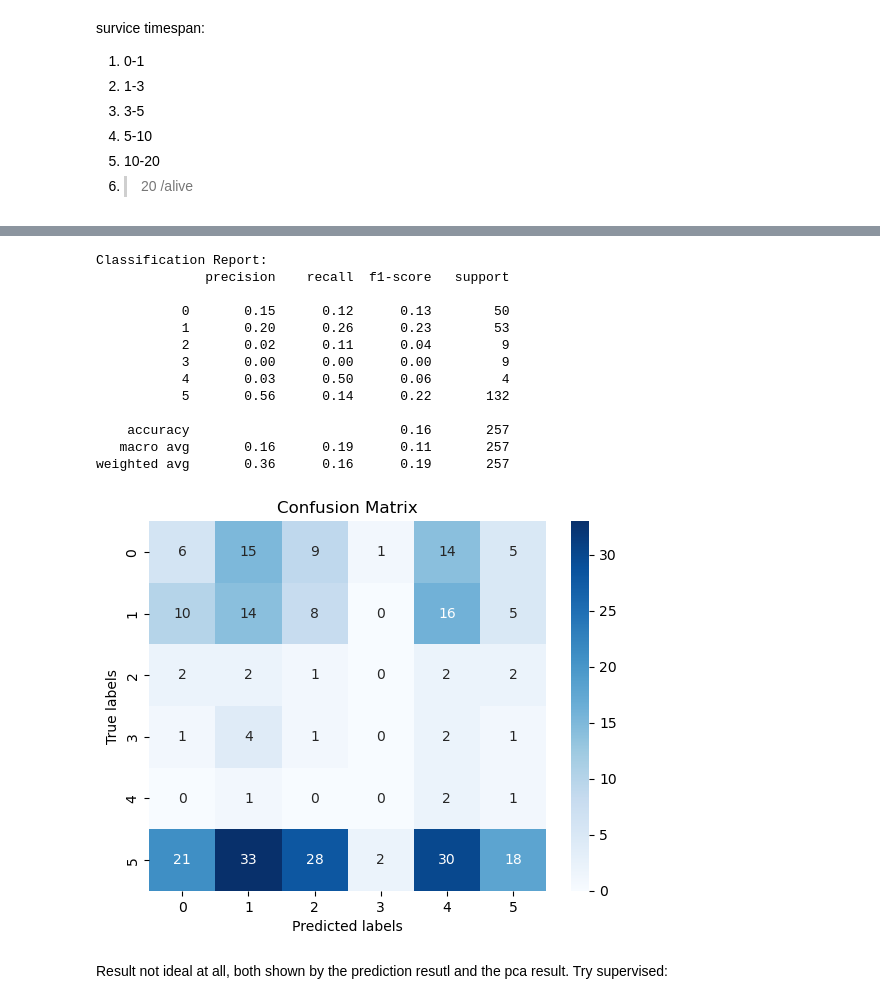
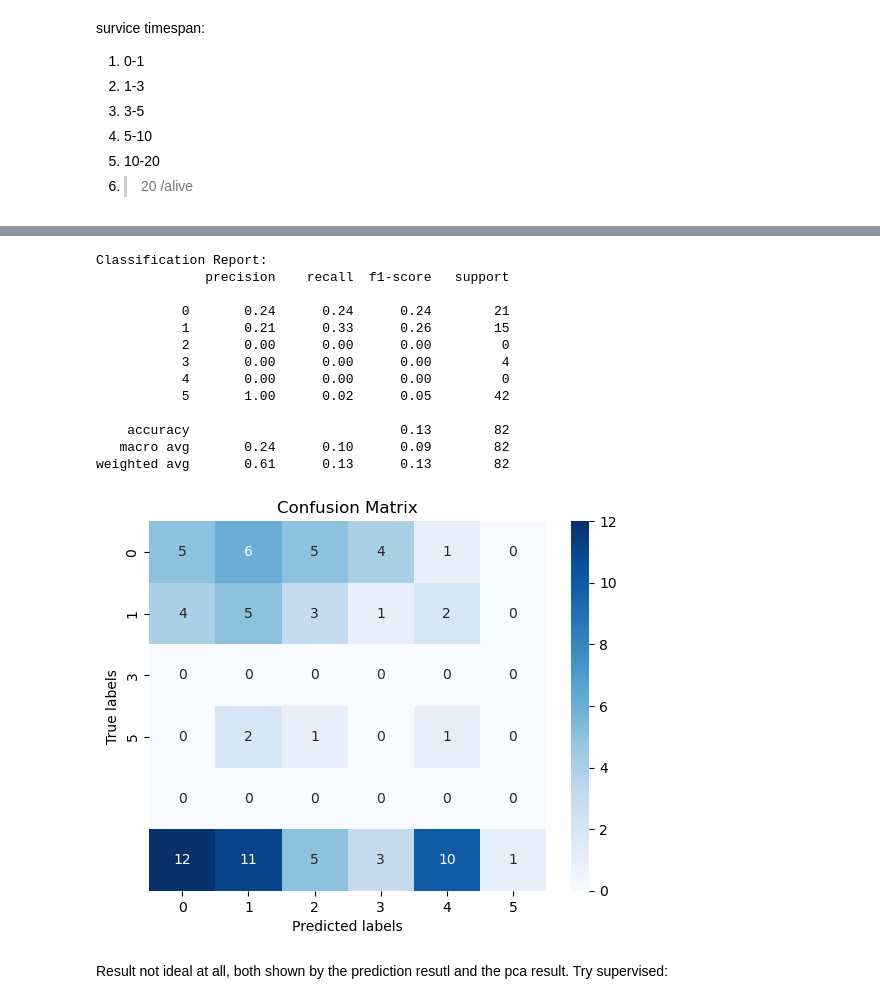
Before and after one commit to smgjch/HSAE, a Jupyter notebook: dataProcess.ipynb, the cells around one changed output, grey strips where cells are left out. Saved outputs shown, nothing was run; the diff lists cells and outputs as text; code cells hidden in the pictures.

```diff
--- a/dataProcess.ipynb
+++ b/dataProcess.ipynb
@@ -263,3 +350,5 @@ merged_df_no_inputation.shape
+# %%
+merged_df = pd.read_csv('protein_expression.csv')
 # %% [markdown]
 AE
 # %%
@@ -273,11 +360,12 @@ WARNING:tensorflow:From C:\Users\JCH\AppData\Roaming\Python\Python311\site-packa
 # %%
 merged_df = merged_df.drop('case_submitter_id', axis=1)
+merged_df = merged_df.drop('ajcc_pathologic_stage', axis=1)
 other = merged_df.columns.drop("days_to_death")
 X_train, X_test, y_train, y_test = train_test_split(merged_df[other], merged_df["days_to_death"],
                                                     train_size=0.75,
                                                     random_state=1)
 # %%
-merged_df_no_inputation = merged_df_no_inputation.drop('case_submitter_id', axis=1)
+merged_df_no_inputation = merged_df.drop(columns, axis=1)
 other = merged_df_no_inputation.columns.drop("days_to_death")
 X_train_no_inputation, X_test_no_inputation, y_train_no_inputation, y_test_no_inputation = train_test_split(merged_df_no_inputation[other], merged_df_no_inputation["days_to_death"],
                                                     train_size=0.75,
@@ -492,40 +661,41 @@ plt.show()
 # %%
 from sklearn.cluster import KMeans
 from sklearn.metrics import confusion_matrix
 import seaborn as sns
-
+KM_X_train = encoder_model_noIpt.predict(X_train)
+KM_y_train = y_train.apply(map_years_to_group)
 # Number of clusters - assuming you want as many as your known classes
 num_clusters = 6
 # Perform K-means clustering on the PCA output
 kmeans = KMeans(n_clusters=num_clusters, random_state=0)
-cluster_labels = kmeans.fit_predict(reduced_data)  # Use your 2D or 3D PCA-reduced data here
+cluster_labels = kmeans.fit_predict(KM_X_train)  # Use your 2D or 3D PCA-reduced data here
 
 
 print("Classification Report:")
-print(classification_report(y_train_no_inputation, cluster_labels))
-conf_mat = confusion_matrix(y_train_no_inputation, cluster_labels)
+print(classification_report(KM_y_train, cluster_labels))
+conf_mat = confusion_matrix(KM_y_train, cluster_labels)
 
 # Plotting the confusion matrix
-sns.heatmap(conf_mat, annot=True, fmt='d', cmap='Blues', xticklabels=range(num_clusters), yticklabels=np.unique(y_train_no_inputation))
+sns.heatmap(conf_mat, annot=True, fmt='d', cmap='Blues', xticklabels=range(num_clusters), yticklabels=np.unique(KM_y_train))
 plt.xlabel('Predicted labels')
 plt.ylabel('True labels')
 plt.title('Confusion Matrix')
 plt.show()
 # %% [output]
 Classification Report:
               precision    recall  f1-score   support
 
-           0       0.15      0.12      0.13        50
-           1       0.20      0.26      0.23        53
-           2       0.02      0.11      0.04         9
-           3       0.00      0.00      0.00         9
-           4       0.03      0.50      0.06         4
-           5       0.56      0.14      0.22       132
+           0       0.24      0.24      0.24        21
+           1       0.21      0.33      0.26        15
+           2       0.00      0.00      0.00         0
+           3       0.00      0.00      0.00         4
+           4       0.00      0.00      0.00         0
+           5       1.00      0.02      0.05        42
 
-    accuracy                           0.16       257
-   macro avg       0.16      0.19      0.11       257
-weighted avg       0.36      0.16      0.19       257
+    accuracy                           0.13        82
+   macro avg       0.24      0.10      0.09        82
+weighted avg       0.61      0.13      0.13        82
-[figure, old version]
+[figure, new version]
 # %% [markdown]
 Result not ideal at all, both shown by the prediction resutl and the pca result.
 Try supervised:
```
Also changed, not shown: parts of 35 cells of this notebook, 5 other files.
